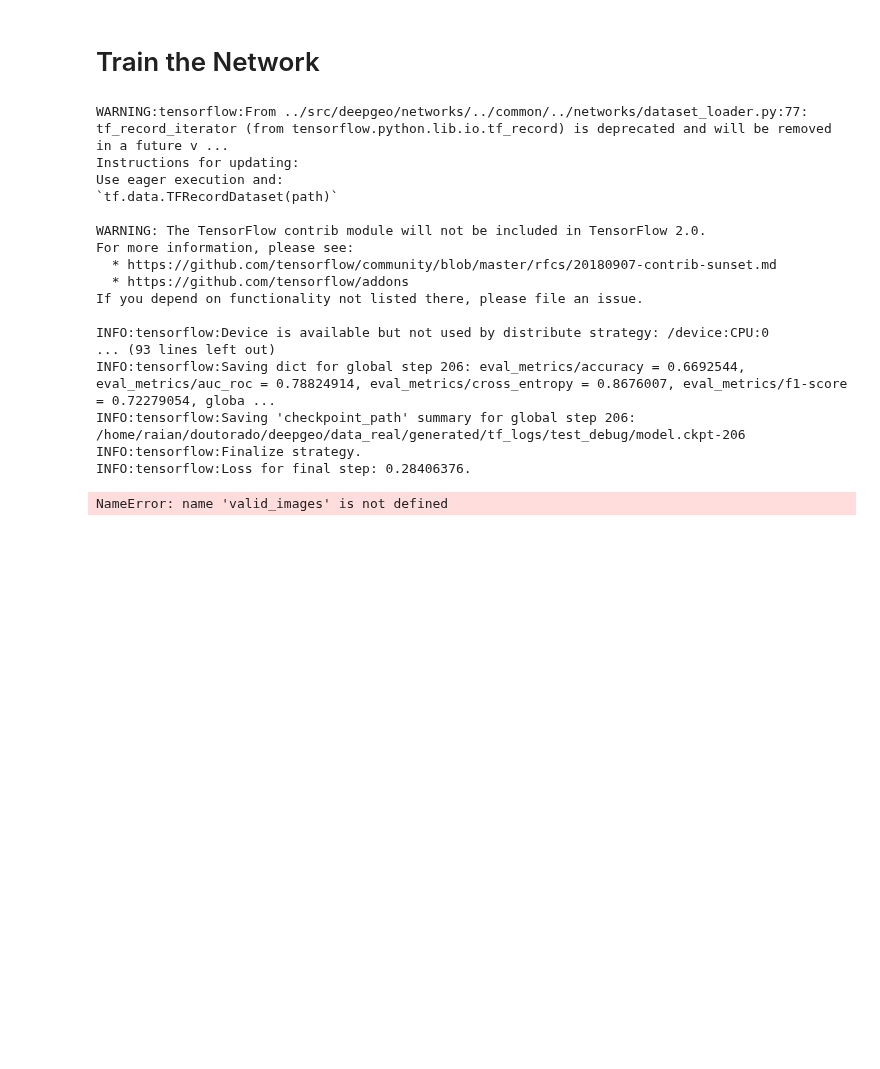
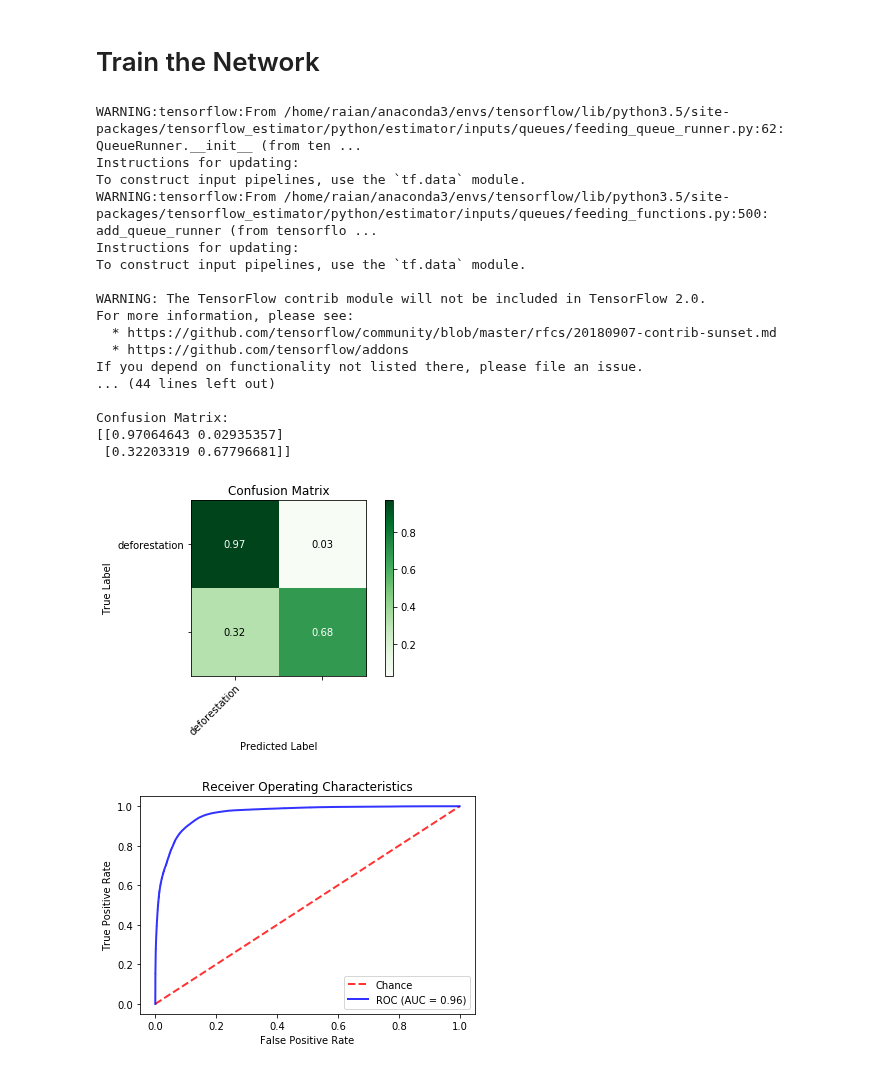
Before and after one commit to rvmaretto/deepgeo, a Jupyter notebook: notebooks/train_fcn.ipynb, the cells around one changed output. Saved outputs shown, nothing was run; the diff lists cells and outputs as text; code cells hidden in the pictures; blank space fills up the shorter version.

```diff
--- a/notebooks/train_fcn.ipynb
+++ b/notebooks/train_fcn.ipynb
@@ -30,9 +30,9 @@ DATASET = os.path.join(DATA_DIR, 'dataset_286x286_tmstk-2013-2017')
 class_names = ['no_data', 'not_deforestation', 'deforestation']
 # model_dir = os.path.join(DATA_DIR, 'tf_logs', network,
 #                          'test_%s_%s' % (network, datetime.now().strftime('%d_%m_%Y-%H_%M_%S')))
-model_dir = '/home/raian/doutorado/deepgeo/data_real/generated/tf_logs/test_debug'
-# model_dir = os.path.join(DATA_DIR, 'tf_logs', 'experiments', 'unet', 'test_unet_29_04_2019-12_51_06')
+# model_dir = '/home/raian/doutorado/deepgeo/data_real/generated/tf_logs/test_debug'
+model_dir = os.path.join(DATA_DIR, 'tf_logs', 'experiments', 'unet', 'test_unet_22_05_2019-19_02_54')
 train_tfrecord = os.path.join(DATASET, 'dataset_train.tfrecord')
 test_tfrecord = os.path.join(DATASET, 'dataset_test.tfrecord')
-val_tfrecord = os.path.join(DATASET, 'dataset_validation.tfrecord')
+val_dataset = os.path.join(DATASET, 'dataset_valid.npz')
 # %%
@@ -225,26 +111,27 @@ params = {
 reload(mb)
 model = mb.ModelBuilder(network)
 # %%
-model.train(train_tfrecord, test_tfrecord, params, model_dir)
+# model.train(train_tfrecord, test_tfrecord, params, model_dir)
-# %% [output]
-WARNING:tensorflow:From ../src/deepgeo/networks/../common/../networks/dataset_loader.py:77: tf_record_iterator (from tensorflow.python.lib.io.tf_record) is deprecated and will be removed in a future v ...
-Instructions for updating:
-Use eager execution and:
-`tf.data.TFRecordDataset(path)`
-
-WARNING: The TensorFlow contrib module will not be included in TensorFlow 2.0.
-For more information, please see:
-  * https://github.com/tensorflow/community/blob/master/rfcs/20180907-contrib-sunset.md
-  * https://github.com/tensorflow/addons
-If you depend on functionality not listed there, please file an issue.
-
-INFO:tensorflow:Device is available but not used by distribute strategy: /device:CPU:0
-... (93 lines left out)
-INFO:tensorflow:Saving dict for global step 206: eval_metrics/accuracy = 0.6692544, eval_metrics/auc_roc = 0.78824914, eval_metrics/cross_entropy = 0.8676007, eval_metrics/f1-score = 0.72279054, globa ...
-INFO:tensorflow:Saving 'checkpoint_path' summary for global step 206: /home/raian/doutorado/deepgeo/data_real/generated/tf_logs/test_debug/model.ckpt-206
-INFO:tensorflow:Finalize strategy.
-INFO:tensorflow:Loss for final step: 0.28406376.
-# %%
-model.validate(valid_images, valid_labels, params, model_dir)
-# %% [output]
-NameError: name 'valid_images' is not defined
+# %%
+dataset = np.load(val_dataset)
+model.validate(dataset['chips'], dataset['labels'], params, model_dir)
+# %% [output]
+WARNING:tensorflow:From /home/raian/anaconda3/envs/tensorflow/lib/python3.5/site-packages/tensorflow_estimator/python/estimator/inputs/queues/feeding_queue_runner.py:62: QueueRunner.__init__ (from ten ...
+Instructions for updating:
+To construct input pipelines, use the `tf.data` module.
+WARNING:tensorflow:From /home/raian/anaconda3/envs/tensorflow/lib/python3.5/site-packages/tensorflow_estimator/python/estimator/inputs/queues/feeding_functions.py:500: add_queue_runner (from tensorflo ...
+Instructions for updating:
+To construct input pipelines, use the `tf.data` module.
+
+WARNING: The TensorFlow contrib module will not be included in TensorFlow 2.0.
+For more information, please see:
+  * https://github.com/tensorflow/community/blob/master/rfcs/20180907-contrib-sunset.md
+  * https://github.com/tensorflow/addons
+If you depend on functionality not listed there, please file an issue.
+... (44 lines left out)
+
+Confusion Matrix:
+[[0.97064643 0.02935357]
+ [0.32203319 0.67796681]]
+[figure, added]
+[figure, added]
```
Also changed, not shown: parts of 12 cells of this notebook, 5 other files.
